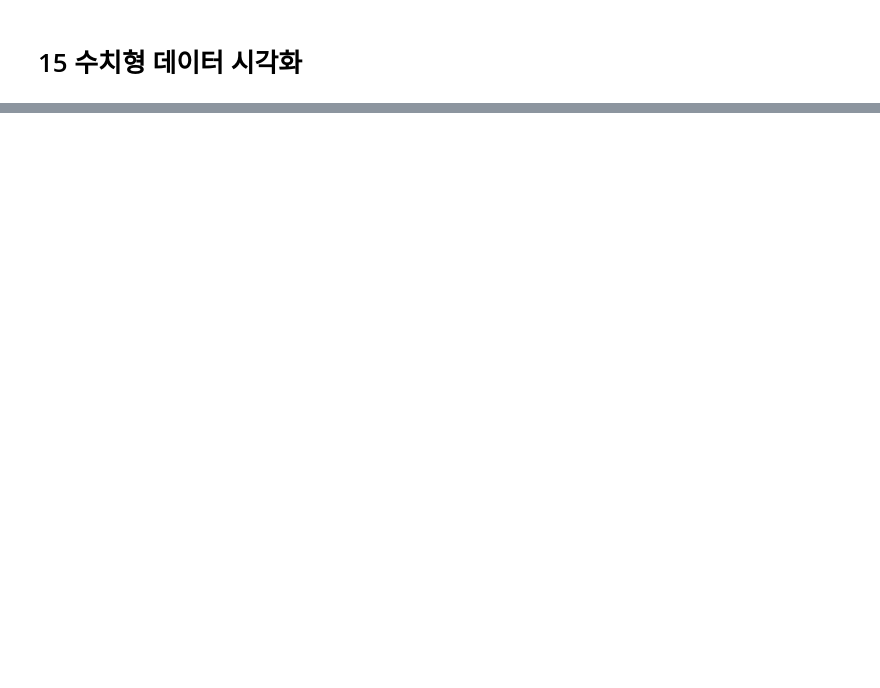
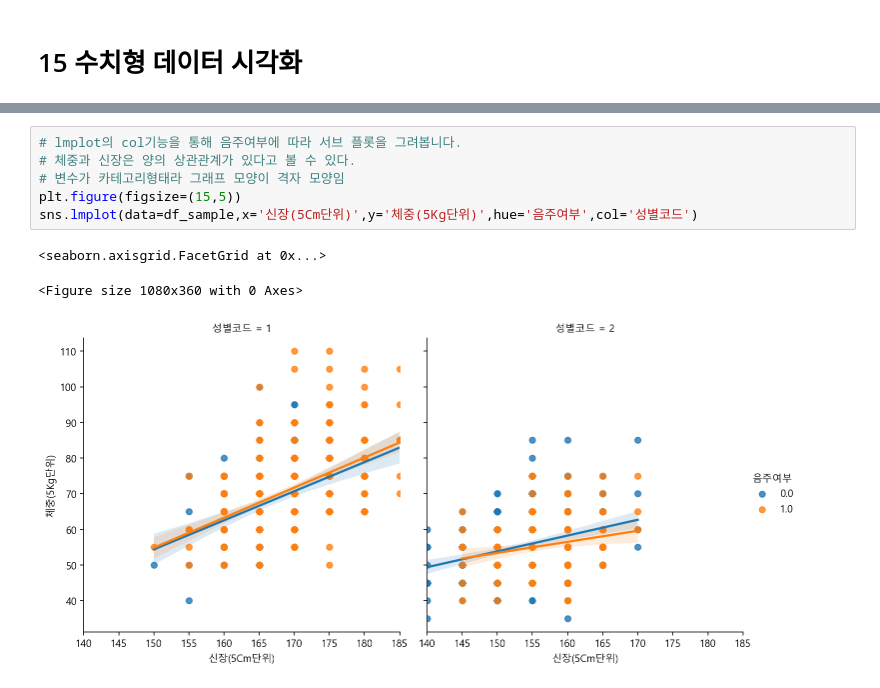
Before and after one commit to jang3463/python-practice, a Jupyter notebook: 건강검진 데이터로 가설 검정하기.ipynb, the cells around one changed output, grey strips where cells are left out. Cells and saved outputs as stored; diff of their text form; blank space fills up the shorter version.

```diff
--- a/건강검진 데이터로 가설 검정하기.ipynb
+++ b/건강검진 데이터로 가설 검정하기.ipynb
@@ -658,0 +633,10 @@ sns.lmplot(data=df_sample,x='연령대코드(5세단위)',y='혈색소',hue='음
+# %%
+# lmplot의 col기능을 통해 음주여부에 따라 서브 플롯을 그려봅니다.
+# 체중과 신장은 양의 상관관계가 있다고 볼 수 있다.
+# 변수가 카테고리형태라 그래프 모양이 격자 모양임
+plt.figure(figsize=(15,5))
+sns.lmplot(data=df_sample,x='신장(5Cm단위)',y='체중(5Kg단위)',hue='음주여부',col='성별코드')
+# %% [output]
+<seaborn.axisgrid.FacetGrid at 0x...>
+<Figure size 1080x360 with 0 Axes>
+[figure, added]
```
Also changed, not shown: parts of 58 cells of this notebook.
